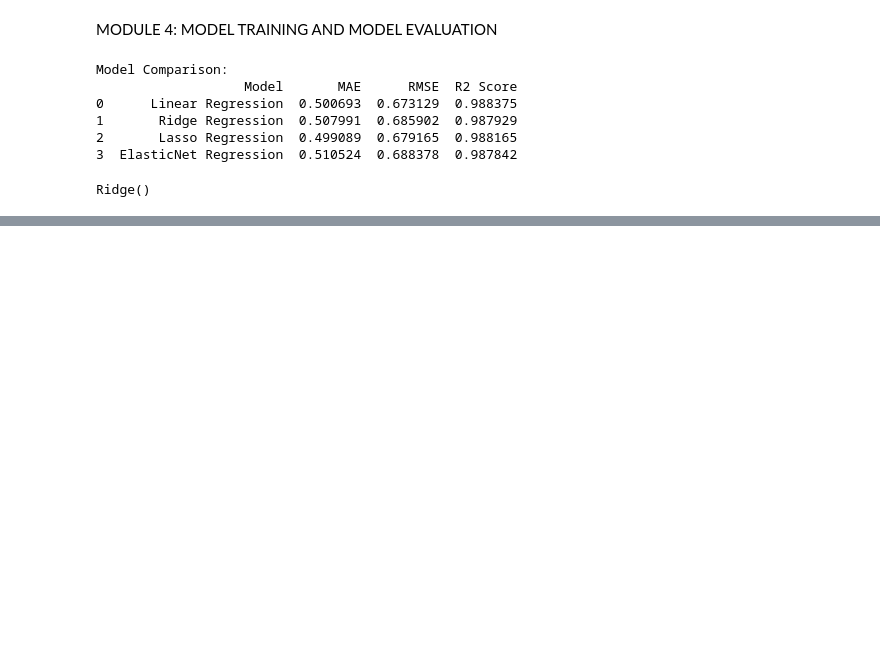
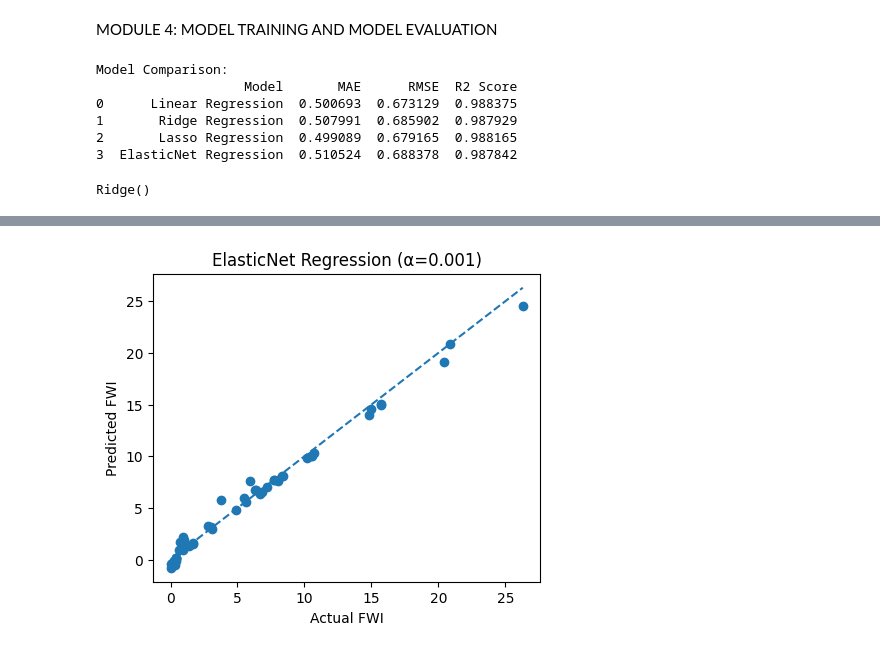
Before and after one commit to Aspire-Infolabs/FWI_Prediction_Batch8, a Jupyter notebook: FWI_Prediction_Pranjali.ipynb, the cells around one changed output, grey strips where cells are left out. Drawn from its saved outputs; the diff is of its cells as text; code cells hidden in the pictures; blank space fills up the shorter version.

```diff
--- a/FWI_Prediction_Pranjali.ipynb
+++ b/FWI_Prediction_Pranjali.ipynb
@@ -351,0 +432,20 @@ with open("./models/ridge.pkl", "wb") as f:
+# %%
+elastic_params = {'alpha': [0.001, 0.01, 0.1, 1]}
+
+elastic_cv = GridSearchCV(
+    ElasticNet(l1_ratio=0.5, max_iter=5000),
+    elastic_params,
+    scoring='r2',
+    cv=5
+)
+
+elastic_cv.fit(X_train_scaled, y_train)
+
+best_elastic = elastic_cv.best_estimator_
+
+elastic_results = evaluate_model(
+    f"ElasticNet Regression (α={best_elastic.alpha})",
+    best_elastic
+)
+# %% [output]
+[figure, added]
```
Also changed, not shown: parts of 9 cells of this notebook.
